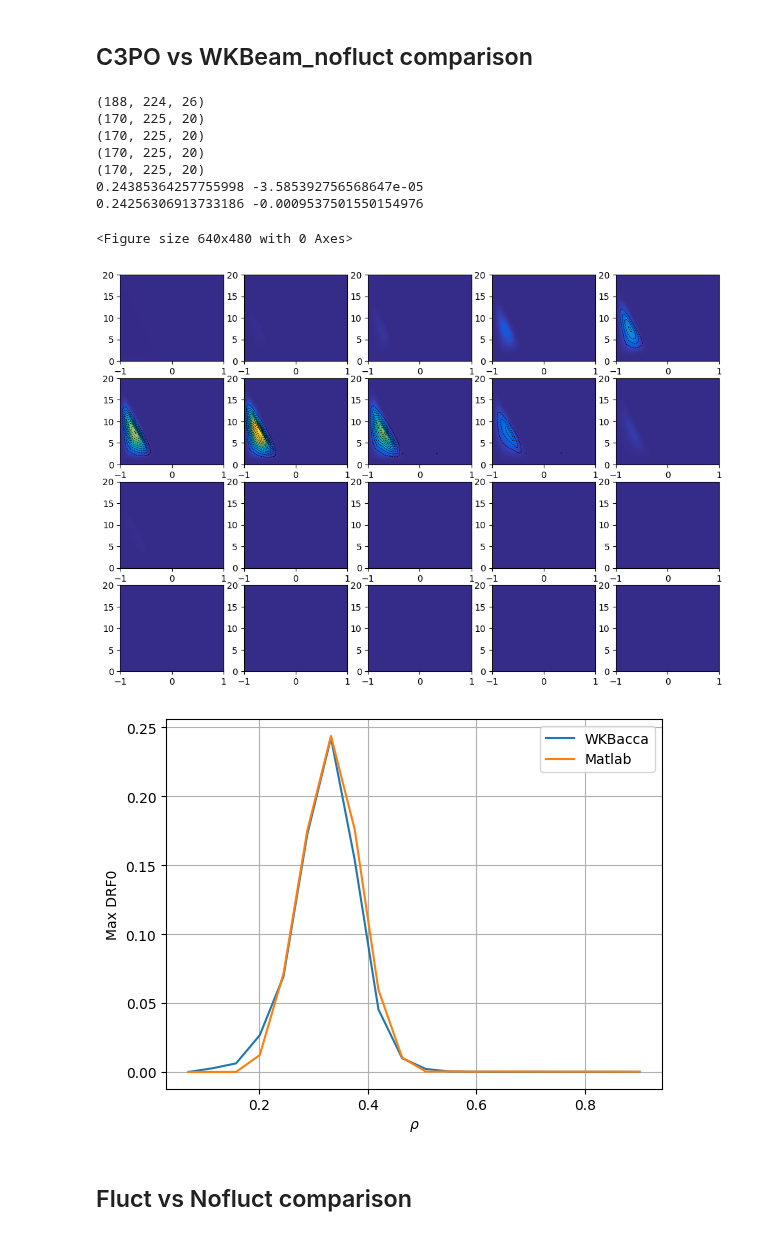
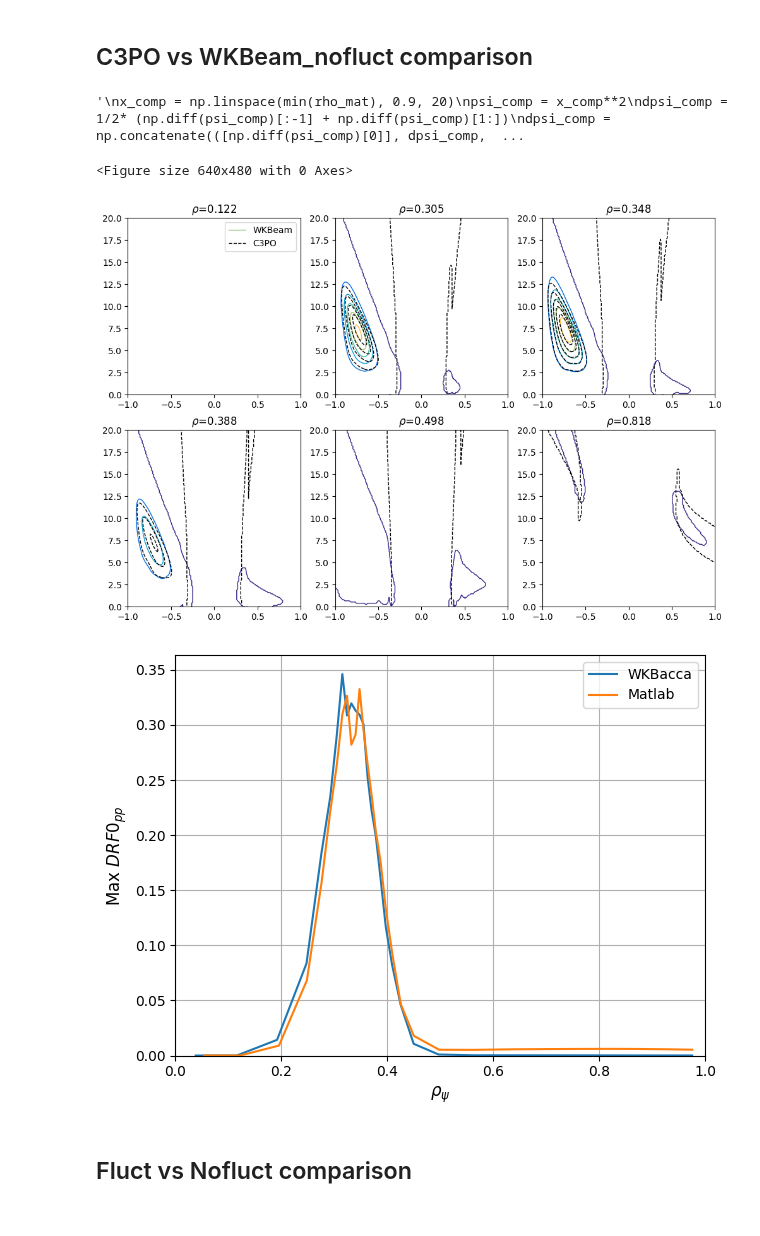
Before and after one commit to EwoutDevlaminck/WKBacca_QL, a Jupyter notebook: Analysis_sparse.ipynb, the cells around one changed output. Drawn from its saved outputs; the diff is of its cells as text; code cells hidden in the pictures.

Commit message:
Ran the 85352_0.9 case.

```diff
--- a/Analysis_sparse.ipynb
+++ b/Analysis_sparse.ipynb
@@ -68,7 +68,7 @@ parula_map.set_under(cm_data[0])
 filename_nofluct        = '/home/devlamin/WKBacca_LUKE_cases/TCV_74302_nonuni/WKBeam_results/nofluct/QL_waves_TCV74302_1.2_nofluct_sparse.h5'
 filename_fluct          = '/home/devlamin/WKBacca_LUKE_cases/TCV_74302_nonuni/WKBeam_results/fluct/QL_waves_TCV74302_1.2_fluct_sparse.h5'
 
-matlab_file         = '/home/devlamin/WKBacca_LUKE_cases/TCV_74302/Drf_data.mat'
+matlab_file         = '/home/devlamin/WKBacca_LUKE_cases/TCV_74302_nonuni/Drf_data.mat'
 # %%
 mat = loadmat(matlab_file)['Drf_data']
 Drf_mat = mat['dat'][0,0]
@@ -321,7 +316,8 @@ max_nofluct:0.24483523876252258, min_nofluct:0.0
 ## C3PO vs WKBeam_nofluct comparison
 # %%
 # Interpolate the calculated data and matlab data to the same grid
-
+# Things below no longer needed, radial grids are the same for both data sets.
+"""
 x_comp = np.linspace(min(rho_mat), 0.9, 20)
 psi_comp = x_comp**2
 dpsi_comp = 1/2* (np.diff(psi_comp)[:-1] + np.diff(psi_comp)[1:])
@@ -351,38 +347,51 @@ max_nofluct_interp = np.max(DRF0_nofluct_interp)
 min_nofluct_interp = np.min(DRF0_nofluct_interp)
 print(max_mat_interp, min_mat_interp)
 print(max_nofluct_interp, min_nofluct_interp)
+"""
 # %% [output]
-(188, 224, 26)
-(170, 225, 20)
-(170, 225, 20)
-(170, 225, 20)
-(170, 225, 20)
-0.24385364257755998 -3.585392756568647e-05
-0.24256306913733186 -0.0009537501550154976
+'\nx_comp = np.linspace(min(rho_mat), 0.9, 20)\npsi_comp = x_comp**2\ndpsi_comp = 1/2* (np.diff(psi_comp)[:-1] + np.diff(psi_comp)[1:])\ndpsi_comp = np.concatenate(([np.diff(psi_comp)[0]], dpsi_comp,  ...
 # %%
+max_nofluct = np.max(DRF_pp_nofluct)
+min_nofluct = np.min(DRF_pp_nofluct)
+max_mat = np.max(Drf_mat)
+min_mat = np.min(Drf_mat)
+
 plt.figure()
 plt.figure(figsize=(12, 8))
-for i in range(len(x_comp)):
-    ax = plt.subplot(4, 5, i+1)
-    ax.pcolormesh(ksi0, p_norm,DRF0_nofluct_interp[:, :, i].T, cmap=parula_map, vmin=min_nofluct_interp, vmax=max_nofluct_interp)
-    ax.contour(ksi0, p_norm, Drf_mat_interp[:, :, i].T, np.linspace(min_mat_interp, max_mat_interp, 15), colors='k', linestyles='dashed', linewidths=0.5)
+plotindex = 1
+for i in range(1, len(psi), 5):
+    ax = plt.subplot(2, 3, plotindex)
+    plotindex += 1
+    #ax.pcolormesh(ksi0, p_norm,DRF_pp_nofluct[:, :, i].T, cmap=parula_map, vmin=min_nofluct, vmax=max_nofluct)
+    ax.contour(ksi0, p_norm, DRF_pp_nofluct[:, :, i].T, np.linspace(min_mat, max_mat, 7), cmap=parula_map, linestyles='-', linewidths=1)
+
+    ax.contour(ksi0, p_norm[1:], Drf_mat[:, :, i], np.linspace(min_mat, max_mat, 7), colors='k', linestyles='dashed', linewidths=1)
     ax.set_ylim(0, p_max)
     ax.set_xlim(-1, 1)
+    ax.set_title(rf'$\rho$={np.sqrt(psi[i]):.3f}')
+
+    if plotindex == 2:
+        h1 = plt.Line2D([0], [0], color=cm_data[40], linestyle='-', linewidth=1, label='WKBeam')
+        h2 = plt.Line2D([0], [0], color='k', linestyle='dashed', linewidth=1, label='C3PO')
+        ax.legend(handles=[h1, h2])
 
 plt.show()
 
 plt.figure()
-plt.plot(x_comp, np.amax(DRF0_nofluct_interp[:, :, :], axis=(0, 1)), label='WKBacca')
-plt.plot(x_comp, np.amax(Drf_mat_interp[:, :, :], axis=(0, 1)), label='Matlab')
-plt.xlabel(r'$\rho$')
-plt.ylabel('Max DRF0')
+plt.plot(rho_abs_nofluct, np.amax(DRF_pp_nofluct[:, :, :], axis=(0, 1)), label='WKBacca')
+plt.plot(rho_mat, np.amax(Drf_mat[:, :, :], axis=(0, 1)), label='Matlab')
+plt.xlabel(r'$\rho_{\psi}$', fontsize=12)
+plt.ylabel('Max $DRF0_{pp}$', fontsize=12)
+plt.xlim([0, 1])
+plt.ylim(0)
 plt.legend()
 plt.grid()
+plt.tight_layout()
 plt.show()
 # %% [output]
 <Figure size 640x480 with 0 Axes>
-[figure, old version]
+[figure, new version]
-[figure, old version]
+[figure, new version]
 # %% [markdown]
 ## Fluct vs Nofluct comparison
 # %%
```
Also changed, not shown: parts of 13 cells of this notebook, 35 other files.
